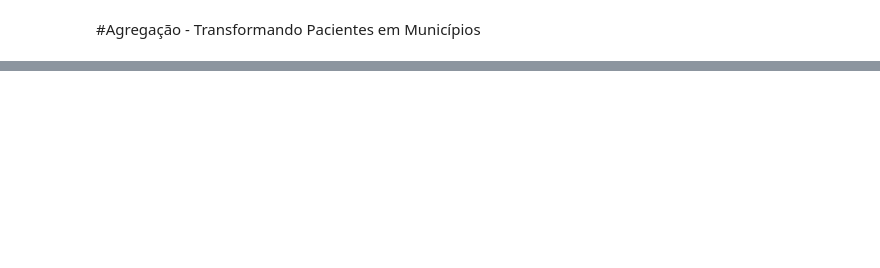
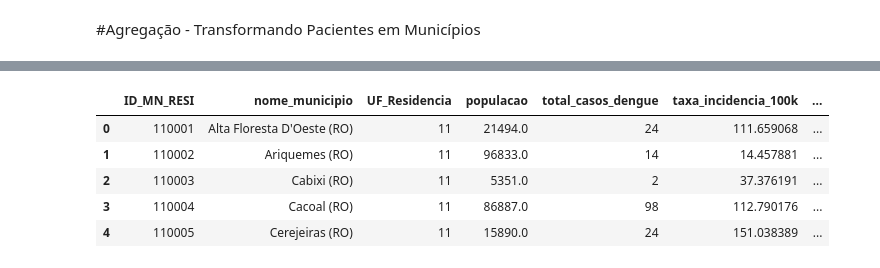
Before and after one commit to TrindadeBc/cd2-projeto-3, a Jupyter notebook: Projeto_CD2_Analise_Epidem_DATASUS.ipynb, the cells around one changed output, grey strips where cells are left out. Cells and saved outputs as stored; diff of their text form; code cells hidden in the pictures; blank space fills up the shorter version.

```diff
--- a/Projeto_CD2_Analise_Epidem_DATASUS.ipynb
+++ b/Projeto_CD2_Analise_Epidem_DATASUS.ipynb
@@ -623,0 +652,82 @@ Temos 1972 municípios e 40 atributos perfeitamente resumidos em taxas.
+# %%
+import pandas as pd
+import numpy as np
+
+print("="*60)
+print(" CRUZAMENTO DE DADOS: SINAN + IBGE + IDH")
+print("="*60)
+
+# ==============================================================================
+# 1. CARREGAMENTO DOS DADOS DO GITHUB
+# ==============================================================================
+url_idh = "https://raw.githubusercontent.com/TrindadeBc/cd2-projeto-3/patch-1/IDHPorMunicip.csv"
+url_ibge = "https://raw.githubusercontent.com/TrindadeBc/cd2-projeto-3/patch-1/tabelaIBGE.csv"
+
+# Carrega IDH (assumindo o padrão brasileiro com separador ponto e vírgula)
+df_idh = pd.read_csv(url_idh, sep=';', encoding='utf-8', on_bad_lines='skip')
+
+# Carrega IBGE (Usando a lógica da sua versão anterior para a tabela 4709)
+df_ibge = pd.read_csv(
+    url_ibge,
+    sep=',',
+    skiprows=4, # Pula o cabeçalho descritivo do IBGE
+    names=['codigo_ibge_7', 'nome_municipio', 'populacao'],
+    engine='python',
+    on_bad_lines='skip'
+)
+
+# ==============================================================================
+# 2. PADRONIZAÇÃO DAS CHAVES DE LIGAÇÃO (6 DÍGITOS)
+# ==============================================================================
+# A. Garante que o SINAN está limpo (String de 6 dígitos)
+df_municipios['ID_MN_RESI'] = df_municipios['ID_MN_RESI'].astype(str).str.replace(r'\.0$', '', regex=True).str.strip()
+
+# B. IBGE: Remove o 7º dígito (verificador)
+df_ibge['codigo_ibge_7'] = df_ibge['codigo_ibge_7'].astype(str).str.replace(r'\.0$', '', regex=True).str.strip()
+df_ibge['codigo_ibge_6'] = df_ibge['codigo_ibge_7'].str[:-1]
+
+# C. IDH: Pega os 6 primeiros dígitos da coluna 'CodMunicipio'
+df_idh['CodMunicipio'] = df_idh['CodMunicipio'].astype(str).str.replace(r'\.0$', '', regex=True).str.strip()
+df_idh['codigo_idh_6'] = df_idh['CodMunicipio'].str[:6]
+
+# ==============================================================================
+# 3. O CRUZAMENTO (INNER JOIN)
+# ==============================================================================
+# Junta SINAN com IBGE
+df_final = pd.merge(df_municipios, df_ibge, left_on='ID_MN_RESI', right_on='codigo_ibge_6', how='inner')
+
+# Junta o resultado com o IDH
+df_final = pd.merge(df_final, df_idh, left_on='ID_MN_RESI', right_on='codigo_idh_6', how='inner')
+
+# ==============================================================================
+# 4. CÁLCULO DA TAXA DE INCIDÊNCIA E LIMPEZA
+# ==============================================================================
+# Garante que a população é um número inteiro válido (remove textos perdidos do IBGE)
+df_final['populacao'] = pd.to_numeric(df_final['populacao'], errors='coerce')
+df_final = df_final.dropna(subset=['populacao']) # Remove se a população for nula
+df_final = df_final[df_final['populacao'] > 0]   # Previne divisão por zero
+
+# A Mágica Epidemiológica: (Casos / População) * 100.000
+df_final['taxa_incidencia_100k'] = (df_final['total_casos_dengue'] / df_final['populacao']) * 100000
+
+# Remove as chaves duplicadas/redundantes usadas apenas para o Join
+colunas_lixo = ['codigo_ibge_7', 'codigo_ibge_6', 'CodMunicipio', 'codigo_idh_6']
+colunas_lixo_existentes = [col for col in colunas_lixo if col in df_final.columns]
+df_final = df_final.drop(columns=colunas_lixo_existentes)
+
+print("Cruzamento finalizado com sucesso!")
+print(f"Total de Municípios com Perfil Completo (SINAN + IBGE + IDH): {df_final.shape[0]}")
+print("-" * 60)
+
+# Reorganizando as colunas para colocar as mais importantes no começo
+cols = df_final.columns.tolist()
+# Move as identificações e a incidência para as primeiras posições
+cols_prioritarias = ['ID_MN_RESI', 'nome_municipio', 'UF_Residencia', 'populacao', 'total_casos_dengue', 'taxa_incidencia_100k']
+# Adiciona o resto (IDH, taxas clínicas e demográficas)
+cols_resto = [c for c in cols if c not in cols_prioritarias]
+df_final = df_final[cols_prioritarias + cols_resto]
+
+pd.set_option('display.max_columns', None)
+display(df_final.head())
+print("="*60)
+# %% [output]
@@ -623,0 +740,6 @@ Temos 1972 municípios e 40 atributos perfeitamente resumidos em taxas.
+|  | ID_MN_RESI | nome_municipio | UF_Residencia | populacao | total_casos_dengue | taxa_incidencia_100k | ... |
+| 0 | 110001 | Alta Floresta D'Oeste (RO) | 11 | 21494.0 | 24 | 111.659068 | ... |
+| 1 | 110002 | Ariquemes (RO) | 11 | 96833.0 | 14 | 14.457881 | ... |
+| 2 | 110003 | Cabixi (RO) | 11 | 5351.0 | 2 | 37.376191 | ... |
+| 3 | 110004 | Cacoal (RO) | 11 | 86887.0 | 98 | 112.790176 | ... |
+| 4 | 110005 | Cerejeiras (RO) | 11 | 15890.0 | 24 | 151.038389 | ... |
```
Also changed, not shown: parts of 21 cells of this notebook.
